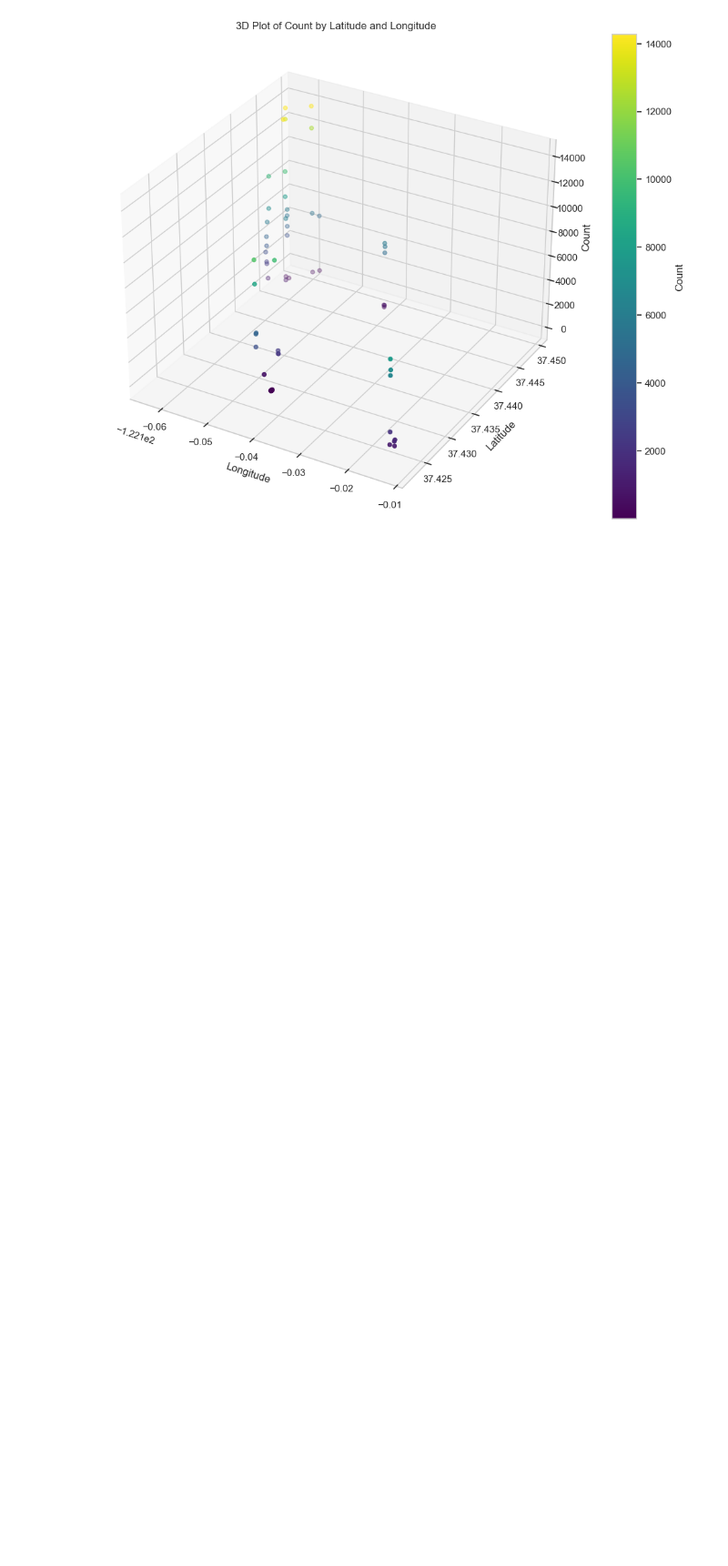
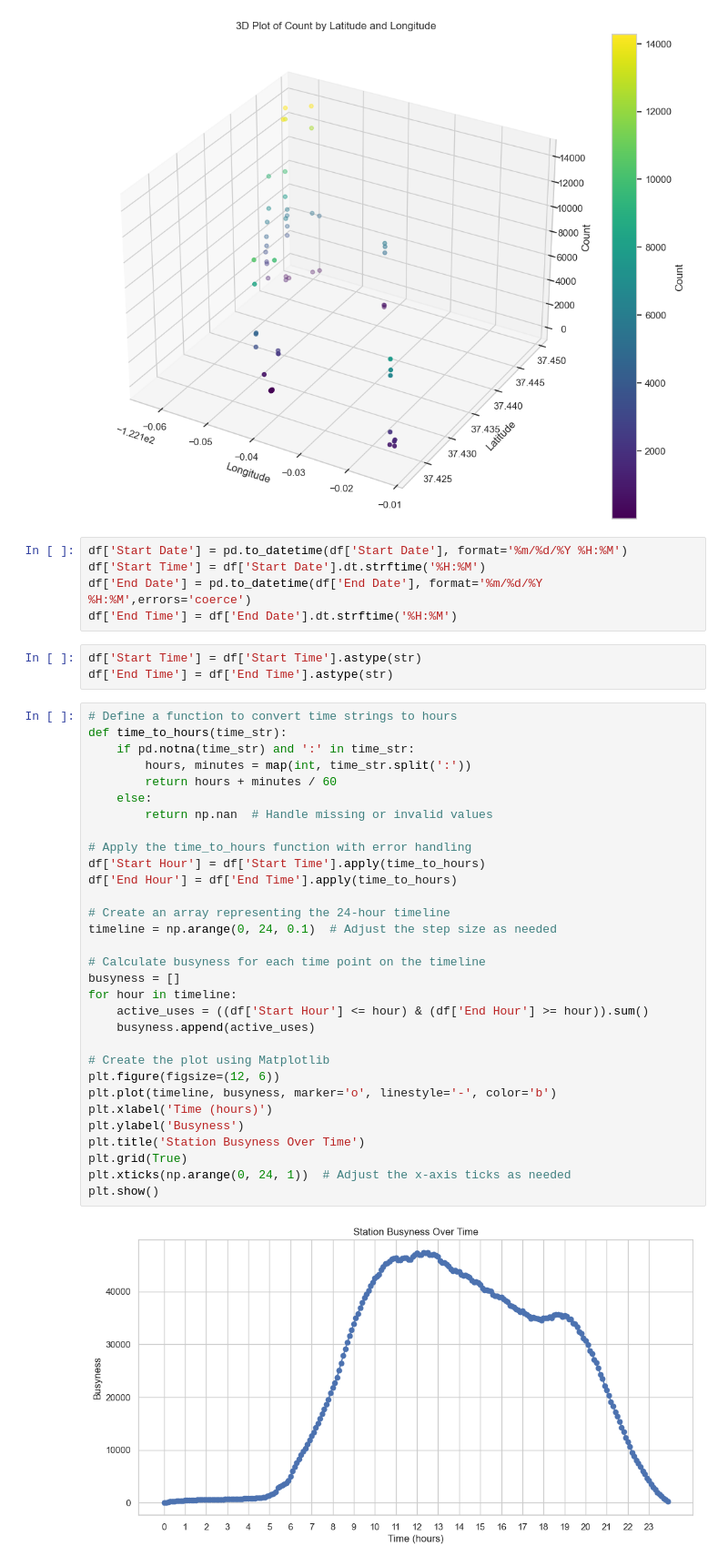
Before and after one commit to natvar55/IT496_Data_Voyagers_Project1, a Jupyter notebook: Temp_project1.ipynb, the cells around one changed output. Shown at 91% size. Cells and saved outputs as stored; diff of their text form; blank space fills up the shorter version.

```diff
--- a/Temp_project1.ipynb
+++ b/Temp_project1.ipynb
@@ -168,3 +168,44 @@ cbar.set_label('Count')
 plt.show()
 # %% [output]
 [figure]
+# %%
+df['Start Date'] = pd.to_datetime(df['Start Date'], format='%m/%d/%Y %H:%M')
+df['Start Time'] = df['Start Date'].dt.strftime('%H:%M')
+df['End Date'] = pd.to_datetime(df['End Date'], format='%m/%d/%Y %H:%M',errors='coerce')
+df['End Time'] = df['End Date'].dt.strftime('%H:%M')
+# %%
+df['Start Time'] = df['Start Time'].astype(str)
+df['End Time'] = df['End Time'].astype(str)
+# %%
+# Define a function to convert time strings to hours
+def time_to_hours(time_str):
+    if pd.notna(time_str) and ':' in time_str:
+        hours, minutes = map(int, time_str.split(':'))
+        return hours + minutes / 60
+    else:
+        return np.nan  # Handle missing or invalid values
+
+# Apply the time_to_hours function with error handling
+df['Start Hour'] = df['Start Time'].apply(time_to_hours)
+df['End Hour'] = df['End Time'].apply(time_to_hours)
+
+# Create an array representing the 24-hour timeline
+timeline = np.arange(0, 24, 0.1)  # Adjust the step size as needed
+
+# Calculate busyness for each time point on the timeline
+busyness = []
+for hour in timeline:
+    active_uses = ((df['Start Hour'] <= hour) & (df['End Hour'] >= hour)).sum()
+    busyness.append(active_uses)
+
+# Create the plot using Matplotlib
+plt.figure(figsize=(12, 6))
+plt.plot(timeline, busyness, marker='o', linestyle='-', color='b')
+plt.xlabel('Time (hours)')
+plt.ylabel('Busyness')
+plt.title('Station Busyness Over Time')
+plt.grid(True)
+plt.xticks(np.arange(0, 24, 1))  # Adjust the x-axis ticks as needed
+plt.show()
+# %% [output]
+[figure, added]
```
Also changed, not shown: parts of 3 cells of this notebook.
